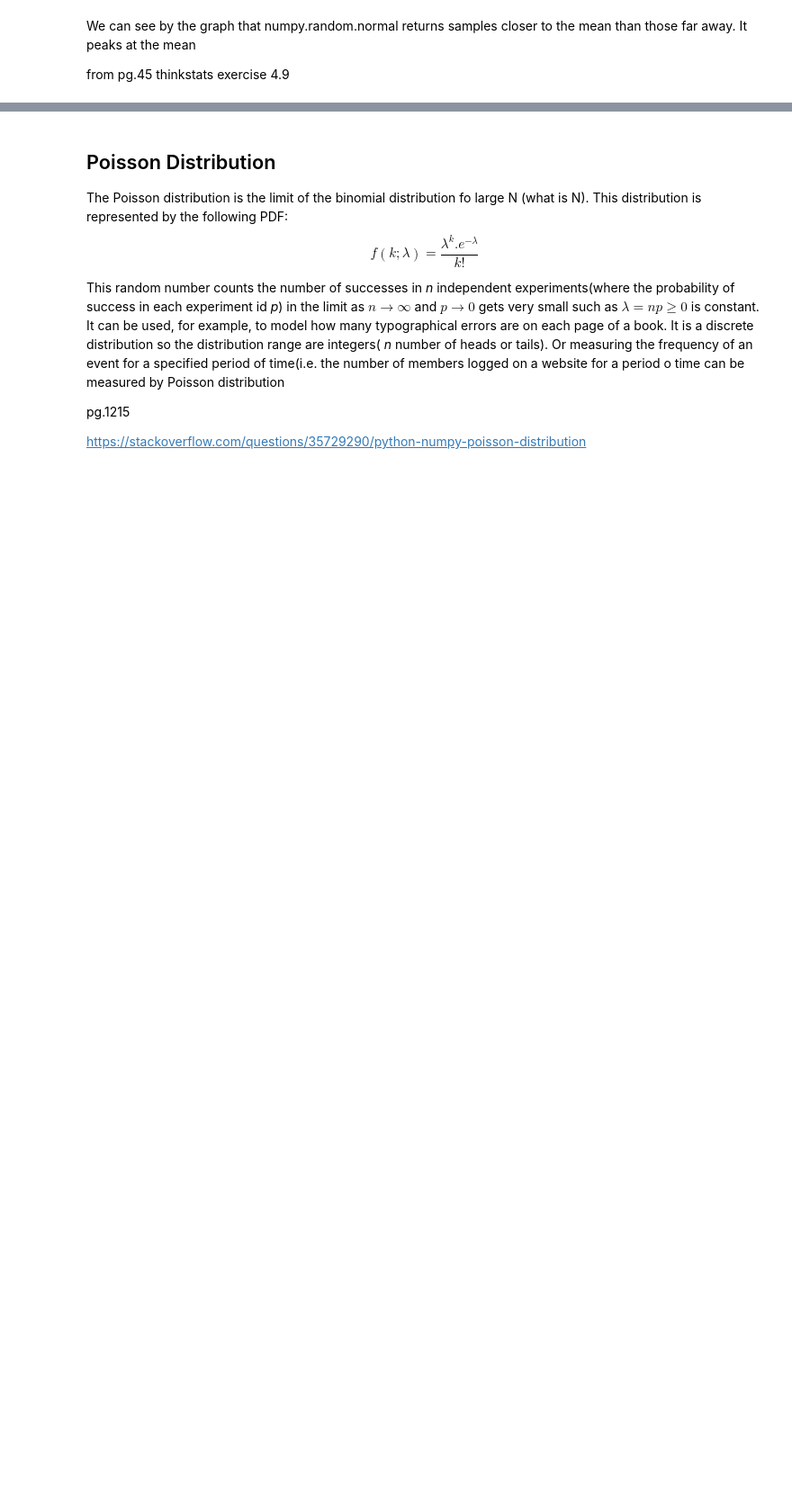
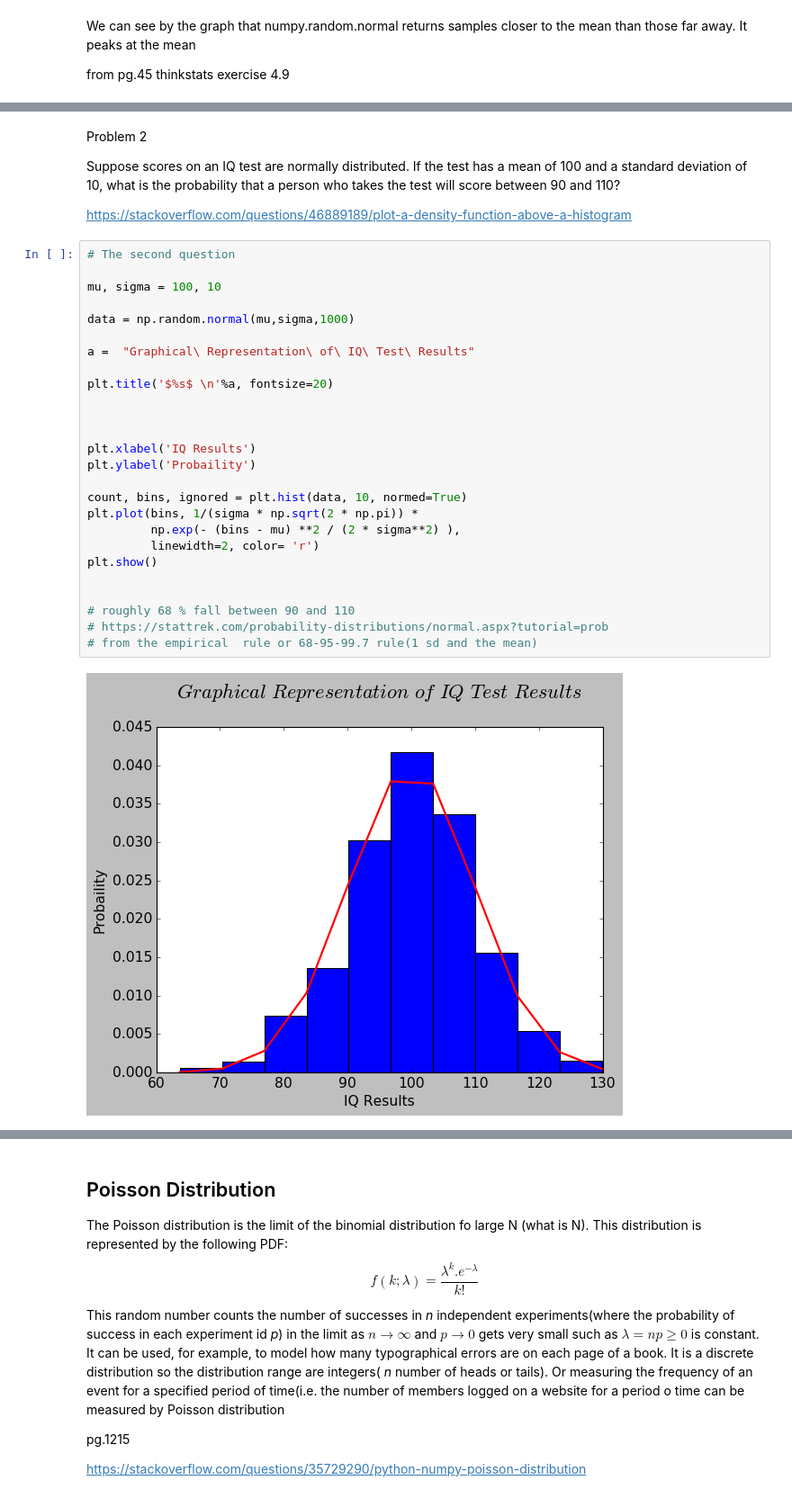
Before and after one commit to MarcoMen-Temp/Programming-Practice, a Jupyter notebook: NumpyAssignment.ipynb, the cells around one changed output, grey strips where cells are left out. Shown at 90% size. Drawn from its saved outputs; the diff is of its cells as text; blank space fills up the shorter version.

```diff
--- a/NumpyAssignment.ipynb
+++ b/NumpyAssignment.ipynb
@@ -278,0 +345,36 @@ from pg.45 thinkstats exercise 4.9
+# %% [markdown]
+
+Problem 2
+
+Suppose scores on an IQ test are normally distributed. If the test has a mean of 100 and a standard deviation of 10, what is the probability that a person who takes the test will score between 90 and 110?
+
+
+https://stackoverflow.com/questions/46889189/plot-a-density-function-above-a-histogram
+# %%
+# The second question
+
+mu, sigma = 100, 10
+
+data = np.random.normal(mu,sigma,1000)
+
+a =  "Graphical\ Representation\ of\ IQ\ Test\ Results"
+
+plt.title('$%s$ \n'%a, fontsize=20)
+
+
+
+plt.xlabel('IQ Results')
+plt.ylabel('Probaility')
+
+count, bins, ignored = plt.hist(data, 10, normed=True)
+plt.plot(bins, 1/(sigma * np.sqrt(2 * np.pi)) *
+         np.exp(- (bins - mu) **2 / (2 * sigma**2) ),
+         linewidth=2, color= 'r')
+plt.show()
+
+
+# roughly 68 % fall between 90 and 110
+# https://stattrek.com/probability-distributions/normal.aspx?tutorial=prob
+# from the empirical  rule or 68-95-99.7 rule(1 sd and the mean)
+# %% [output]
+[figure, added]
```
Also changed, not shown: parts of 51 cells of this notebook.
